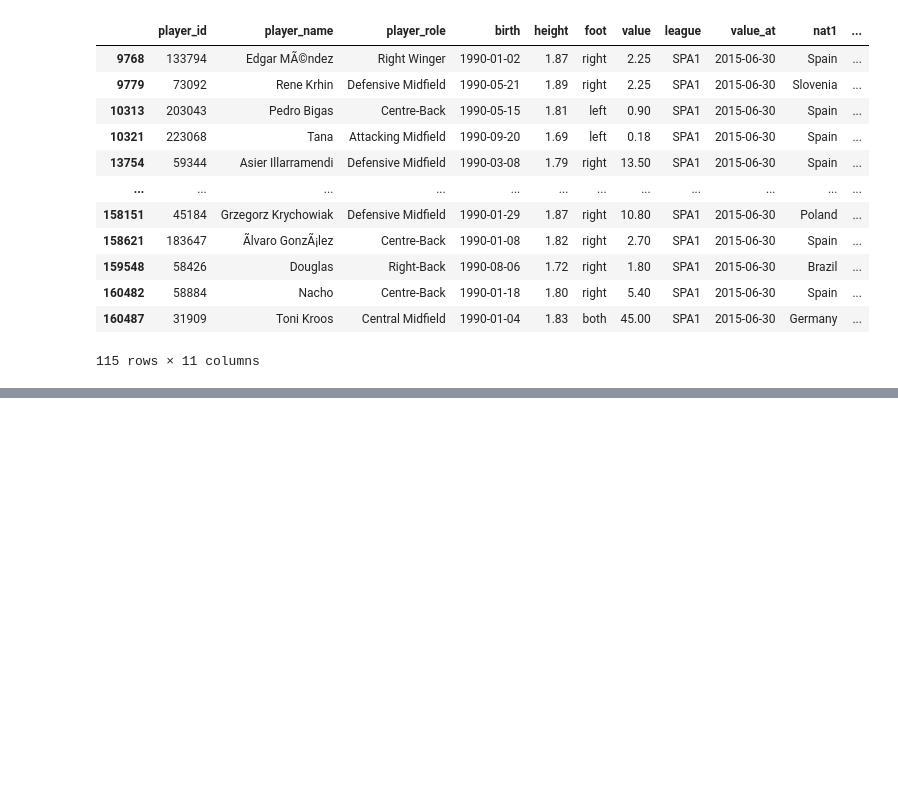
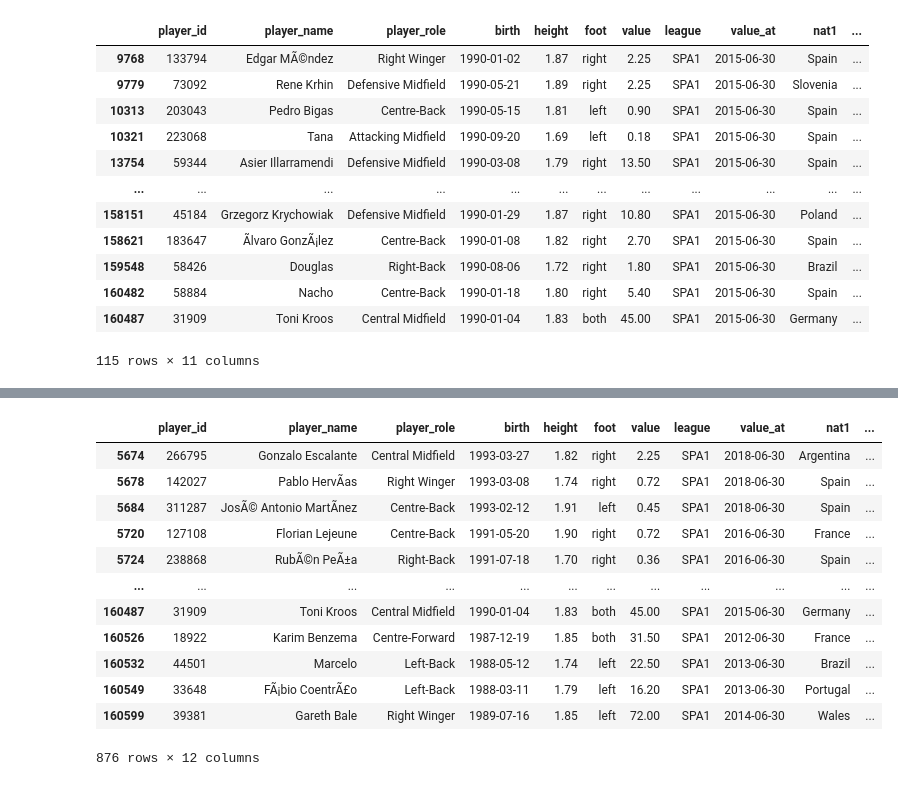
Before and after one commit to GioPan/rating-based-value-prediction, a Jupyter notebook: notebooks/player_values_info.ipynb, the cells around one changed output, grey strips where cells are left out. Cells and saved outputs as stored; diff of their text form; code cells hidden in the pictures; blank space fills up the shorter version.

```diff
--- a/notebooks/player_values_info.ipynb
+++ b/notebooks/player_values_info.ipynb
@@ -93,0 +97,3 @@ values.loc[(values['birth']> '1990-1-1') & (values['birth'] < '1990-12-31') & (v
+# %%
+missing = pd.read_csv('../data/missing.csv')
+len(missing)
@@ -93,0 +115,3 @@ values.loc[(values['birth']> '1990-1-1') & (values['birth'] < '1990-12-31') & (v
+# %%
+values = values.loc[~values['player_id'].isin(missing['ID']), :]
+len(values)
@@ -93,0 +189,2 @@ values.loc[(values['birth']> '1990-1-1') & (values['birth'] < '1990-12-31') & (v
+# %%
+values['age'] = values.apply(lambda row: (row.value_at.year - row.birth.year), axis = 1)
@@ -93,0 +206,16 @@ values.loc[(values['birth']> '1990-1-1') & (values['birth'] < '1990-12-31') & (v
+# %%
+values.loc[values['age']== 25,:]
+# %% [output]
+|  | player_id | player_name | player_role | birth | height | foot | value | league | value_at | nat1 | ... |
+| 5674 | 266795 | Gonzalo Escalante | Central Midfield | 1993-03-27 | 1.82 | right | 2.25 | SPA1 | 2018-06-30 | Argentina | ... |
+| 5678 | 142027 | Pablo HervÃ­as | Right Winger | 1993-03-08 | 1.74 | right | 0.72 | SPA1 | 2018-06-30 | Spain | ... |
+| 5684 | 311287 | JosÃ© Antonio MartÃ­nez | Centre-Back | 1993-02-12 | 1.91 | left | 0.45 | SPA1 | 2018-06-30 | Spain | ... |
+| 5720 | 127108 | Florian Lejeune | Centre-Back | 1991-05-20 | 1.90 | right | 0.72 | SPA1 | 2016-06-30 | France | ... |
+| 5724 | 238868 | RubÃ©n PeÃ±a | Right-Back | 1991-07-18 | 1.70 | right | 0.36 | SPA1 | 2016-06-30 | Spain | ... |
+| ... | ... | ... | ... | ... | ... | ... | ... | ... | ... | ... | ... |
+| 160487 | 31909 | Toni Kroos | Central Midfield | 1990-01-04 | 1.83 | both | 45.00 | SPA1 | 2015-06-30 | Germany | ... |
+| 160526 | 18922 | Karim Benzema | Centre-Forward | 1987-12-19 | 1.85 | both | 31.50 | SPA1 | 2012-06-30 | France | ... |
+| 160532 | 44501 | Marcelo | Left-Back | 1988-05-12 | 1.74 | left | 22.50 | SPA1 | 2013-06-30 | Brazil | ... |
+| 160549 | 33648 | FÃ¡bio CoentrÃ£o | Left-Back | 1988-03-11 | 1.79 | left | 16.20 | SPA1 | 2013-06-30 | Portugal | ... |
+| 160599 | 39381 | Gareth Bale | Right Winger | 1989-07-16 | 1.85 | left | 72.00 | SPA1 | 2014-06-30 | Wales | ... |
+876 rows × 12 columns
```
Also changed, not shown: parts of 16 cells of this notebook, 2 other files.
